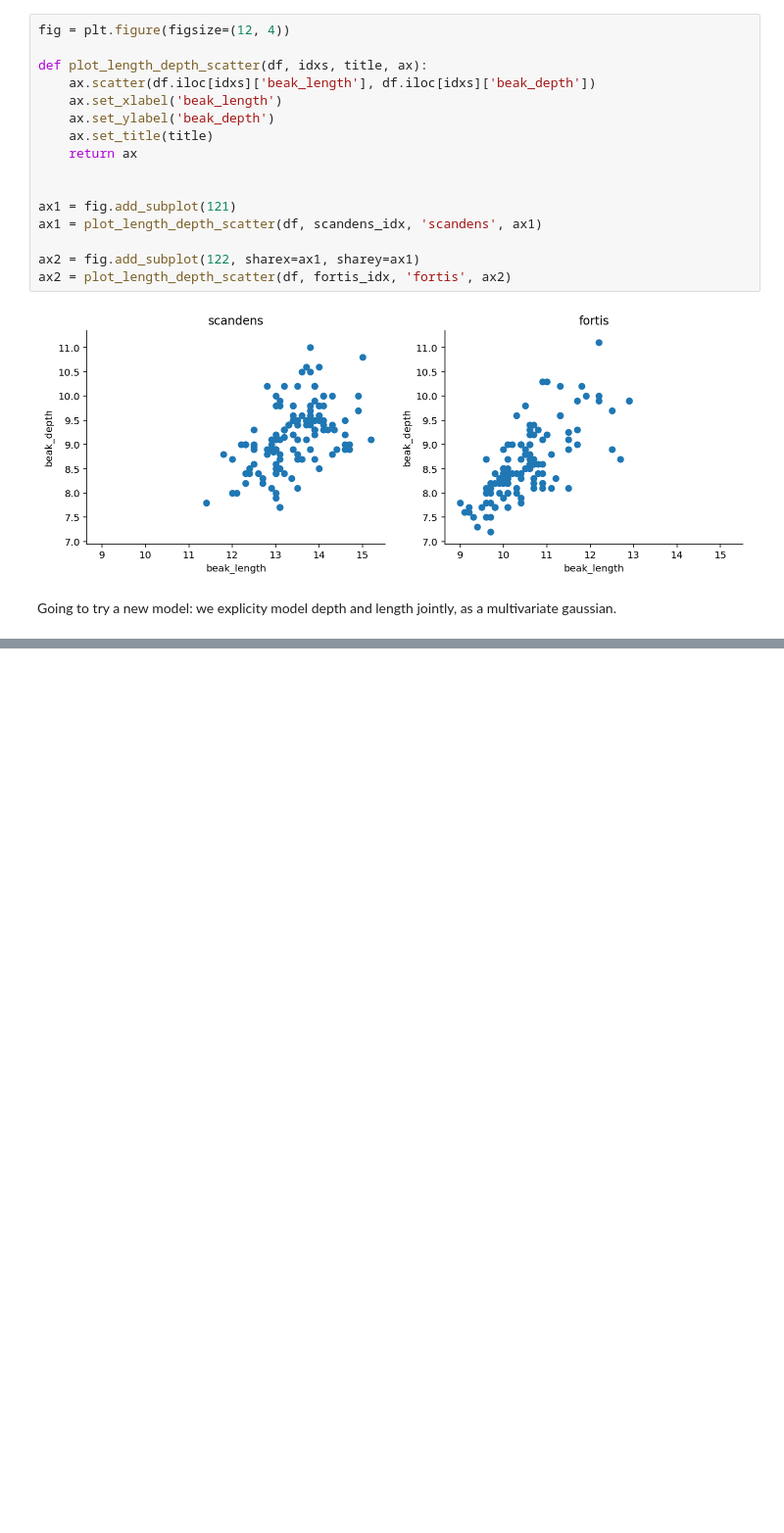
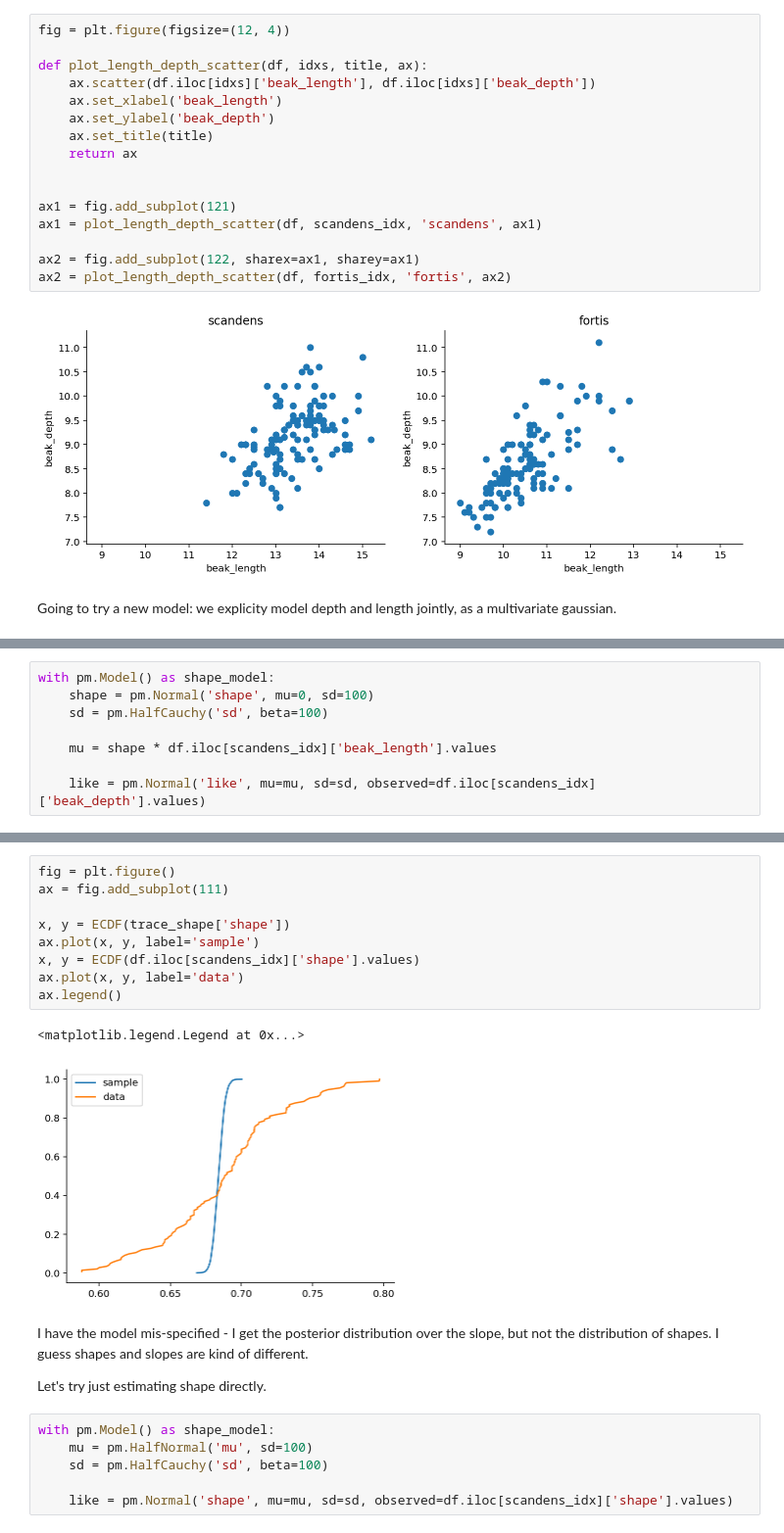
Before and after one commit to ericmjl/bayesian-stats-modelling-tutorial, a Jupyter notebook: notebooks/bonus-exploration-finches.ipynb, the cells around one changed output, grey strips where cells are left out. Shown at 98% size. Saved outputs shown, nothing was run; the diff lists cells and outputs as text; blank space fills up the shorter version.

```diff
--- a/notebooks/bonus-exploration-finches.ipynb
+++ b/notebooks/bonus-exploration-finches.ipynb
@@ -232,0 +274,8 @@ MissingInputError: Input 0 of the graph (indices start from 0), used to compute
+# %%
+with pm.Model() as shape_model:
+    shape = pm.Normal('shape', mu=0, sd=100)
+    sd = pm.HalfCauchy('sd', beta=100)
+
+    mu = shape * df.iloc[scandens_idx]['beak_length'].values
+
+    like = pm.Normal('like', mu=mu, sd=sd, observed=df.iloc[scandens_idx]['beak_depth'].values)
@@ -232,0 +290,22 @@ MissingInputError: Input 0 of the graph (indices start from 0), used to compute
+# %%
+fig = plt.figure()
+ax = fig.add_subplot(111)
+
+x, y = ECDF(trace_shape['shape'])
+ax.plot(x, y, label='sample')
+x, y = ECDF(df.iloc[scandens_idx]['shape'].values)
+ax.plot(x, y, label='data')
+ax.legend()
+# %% [output]
+<matplotlib.legend.Legend at 0x...>
+[figure, added]
+# %% [markdown]
+I have the model mis-specified - I get the posterior distribution over the slope, but not the distribution of shapes. I guess shapes and slopes are kind of different.
+
+Let's try just estimating shape directly.
+# %%
+with pm.Model() as shape_model:
+    mu = pm.HalfNormal('mu', sd=100)
+    sd = pm.HalfCauchy('sd', beta=100)
+
+    like = pm.Normal('shape', mu=mu, sd=sd, observed=df.iloc[scandens_idx]['shape'].values)
```
Also changed, not shown: parts of 15 cells of this notebook.
